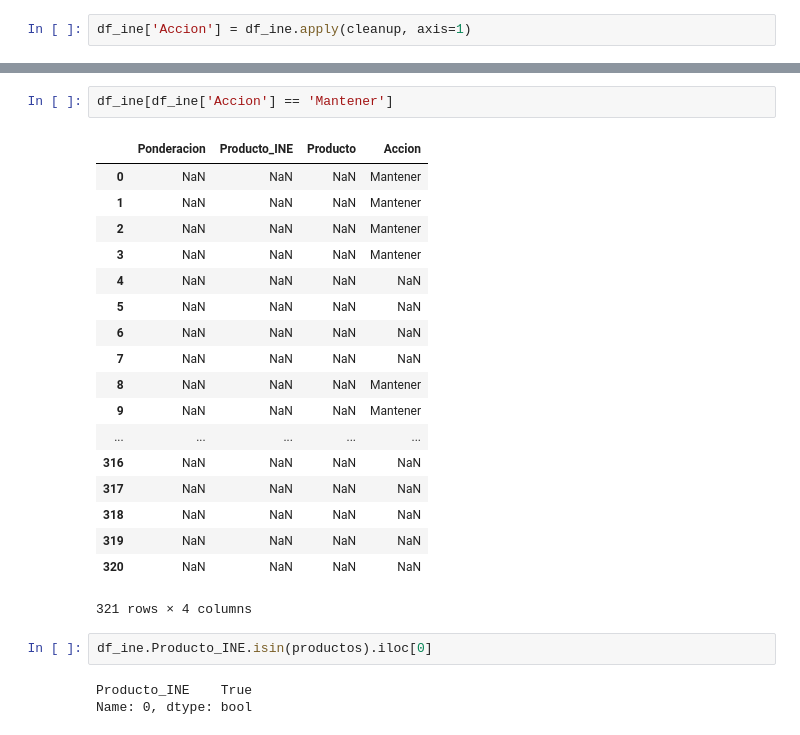
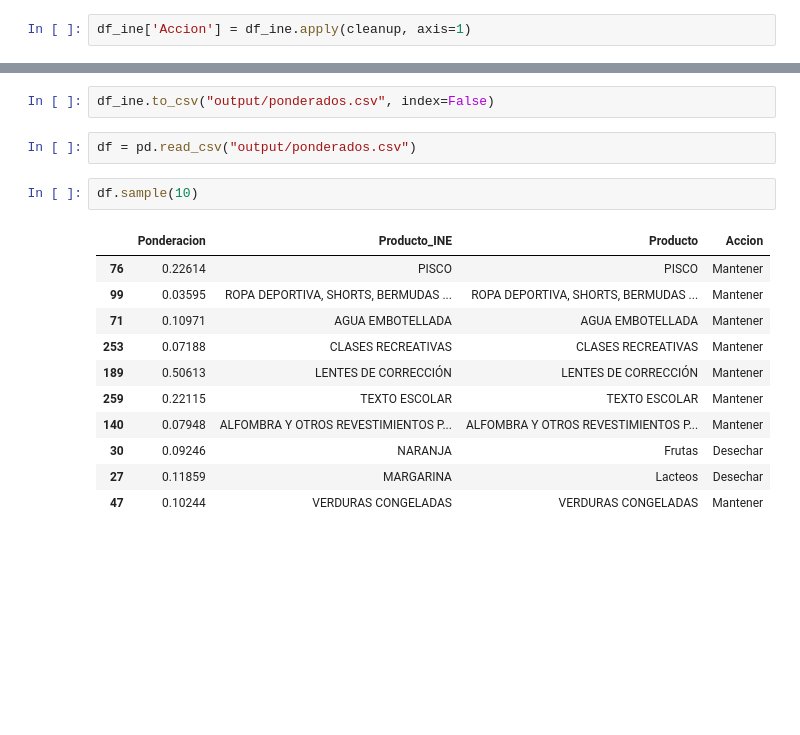
Before and after one commit to hriverap/MacroEconomia, a Jupyter notebook: Ponderacion.ipynb, the cells around one changed output, grey strips where cells are left out. Saved outputs shown, nothing was run; the diff lists cells and outputs as text; blank space fills up the shorter version.

```diff
--- a/Ponderacion.ipynb
+++ b/Ponderacion.ipynb
@@ -116,26 +95,18 @@ df_ine
-# %%
-df_ine[df_ine['Accion'] == 'Mantener']
-# %% [output]
-|  | Ponderacion | Producto_INE | Producto | Accion |
-| 0 | NaN | NaN | NaN | Mantener |
-| 1 | NaN | NaN | NaN | Mantener |
-| 2 | NaN | NaN | NaN | Mantener |
-| 3 | NaN | NaN | NaN | Mantener |
-| 4 | NaN | NaN | NaN | NaN |
-| 5 | NaN | NaN | NaN | NaN |
-| 6 | NaN | NaN | NaN | NaN |
-| 7 | NaN | NaN | NaN | NaN |
-| 8 | NaN | NaN | NaN | Mantener |
-| 9 | NaN | NaN | NaN | Mantener |
-| ... | ... | ... | ... | ... |
-| 316 | NaN | NaN | NaN | NaN |
-| 317 | NaN | NaN | NaN | NaN |
-| 318 | NaN | NaN | NaN | NaN |
-| 319 | NaN | NaN | NaN | NaN |
-| 320 | NaN | NaN | NaN | NaN |
-321 rows × 4 columns
-# %%
-df_ine.Producto_INE.isin(productos).iloc[0]
-# %% [output]
-Producto_INE    True
-Name: 0, dtype: bool
+# %%
+df_ine.to_csv("output/ponderados.csv", index=False)
+# %%
+df = pd.read_csv("output/ponderados.csv")
+# %%
+df.sample(10)
+# %% [output]
+|  | Ponderacion | Producto_INE | Producto | Accion |
+| 76 | 0.22614 | PISCO | PISCO | Mantener |
+| 99 | 0.03595 | ROPA DEPORTIVA, SHORTS, BERMUDAS ... | ROPA DEPORTIVA, SHORTS, BERMUDAS ... | Mantener |
+| 71 | 0.10971 | AGUA EMBOTELLADA | AGUA EMBOTELLADA | Mantener |
+| 253 | 0.07188 | CLASES RECREATIVAS | CLASES RECREATIVAS | Mantener |
+| 189 | 0.50613 | LENTES DE CORRECCIÓN | LENTES DE CORRECCIÓN | Mantener |
+| 259 | 0.22115 | TEXTO ESCOLAR | TEXTO ESCOLAR | Mantener |
+| 140 | 0.07948 | ALFOMBRA Y OTROS REVESTIMIENTOS P... | ALFOMBRA Y OTROS REVESTIMIENTOS P... | Mantener |
+| 30 | 0.09246 | NARANJA | Frutas | Desechar |
+| 27 | 0.11859 | MARGARINA | Lacteos | Desechar |
+| 47 | 0.10244 | VERDURAS CONGELADAS | VERDURAS CONGELADAS | Mantener |
```
Also changed, not shown: parts of 3 cells of this notebook.
